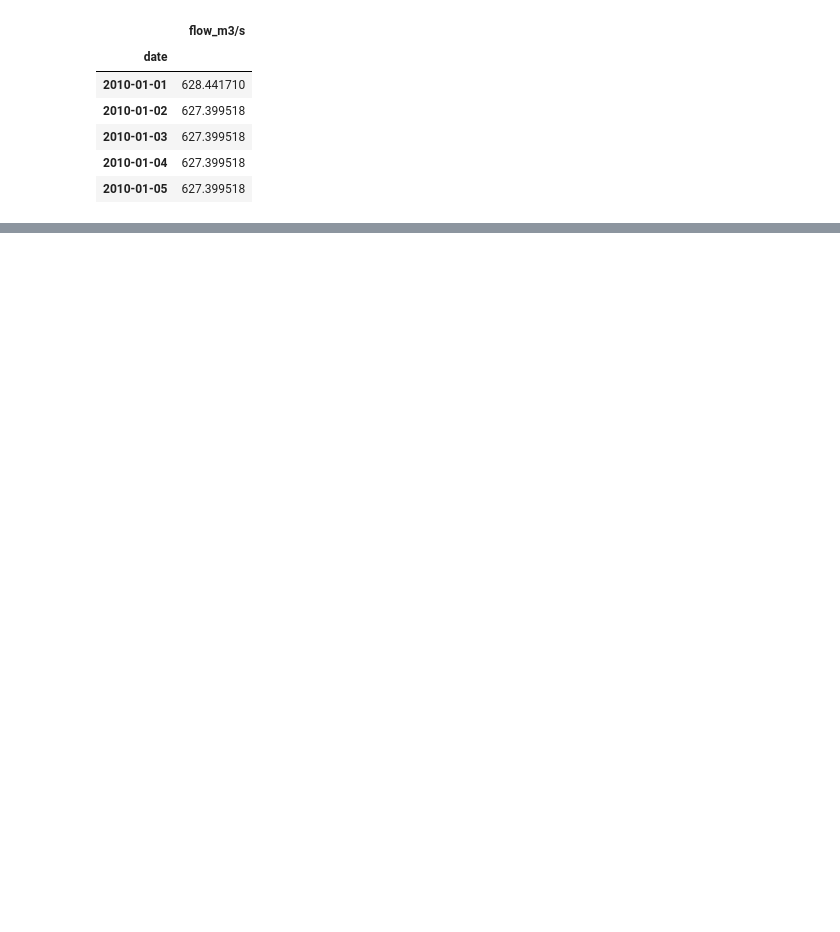
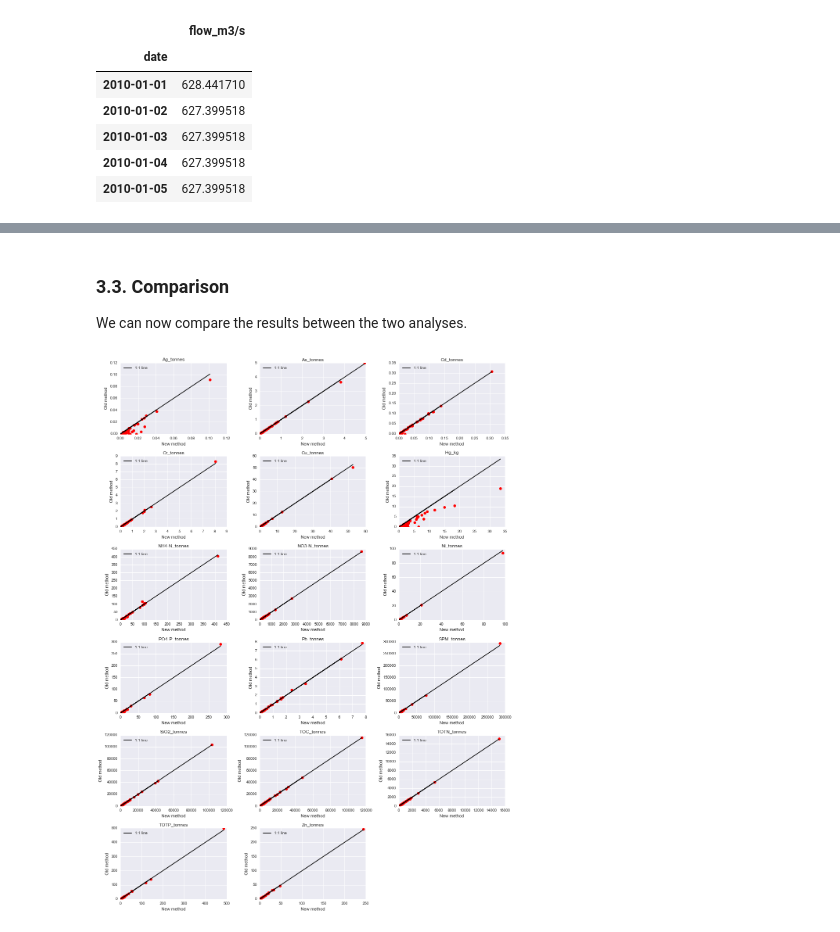
Before and after one commit to JamesSample/rid, a Jupyter notebook: rid_data_exploration.ipynb, the cells around one changed output, grey strips where cells are left out. Drawn from its saved outputs; the diff is of its cells as text; code cells hidden in the pictures; blank space fills up the shorter version.

```diff
--- a/rid_data_exploration.ipynb
+++ b/rid_data_exploration.ipynb
@@ -171,0 +187,12 @@ q_df.head()
+# %%
+# Station of interest
+stn_id = 29617
+
+# Pars of interest
+par_list = ['SPM', 'TOC', 'PO4-P', 'TOTP', 'NO3-N', 'NH4-N',
+            'TOTN', 'SiO2', 'Ag', 'As', 'Pb', 'Cd', 'Cu',
+            'Zn', 'Ni', 'Cr', 'Hg']
+
+l_df = rid.estimate_loads(stn_id, par_list, 2015, engine)
+
+l_df
@@ -171,0 +214,8 @@ q_df.head()
+# %%
+# Read output from previous years
+in_xlsx = (r'C:\Data\James_Work\Staff\Oeyvind_K\Elveovervakingsprogrammet'
+           r'\Report\Loads_2015_RID11_RID36.xlsx')
+rid_36_old = pd.read_excel(in_xlsx, sheetname='RID_36')
+rid_11_old = pd.read_excel(in_xlsx, sheetname='RID_11')
+
+rid_11_old
@@ -171,0 +284,35 @@ q_df.head()
+# %% [markdown]
+### 3.3. Comparison
+
+We can now compare the results between the two analyses.
+# %%
+# Combine output from RID_11 and RID_36
+old_df = pd.concat([rid_11_old, rid_36_old], axis=0)
+new_df = pd.concat([rid_11_new, rid_36_new], axis=0)
+old_df.index = old_df['station_id']
+
+# Merge
+df = pd.merge(old_df, new_df, how='left',
+              left_index=True, right_index=True,
+              suffixes=['_old', '_new'])
+
+# Scatterplots
+fig, axes = plt.subplots(nrows=6, ncols=3,
+                         sharey=False, sharex=False,
+                         figsize=(15,20))
+axes = axes.flatten()
+
+# Loop over plots
+for idx, par in enumerate(new_df.columns):
+    axes[idx].plot(df[par+'_new'], df[par+'_old'], 'ro', label='')
+    axes[idx].plot(df[par+'_new'], df[par+'_new'], 'k-', label='1:1 line')
+    axes[idx].set_xlabel('New method')
+    axes[idx].set_ylabel('Old method')
+    axes[idx].set_title(par)
+    axes[idx].legend(loc='upper left')
+
+# Tidy
+fig.delaxes(axes[-1])
+plt.tight_layout()
+# %% [output]
+[figure, added]
```
Also changed, not shown: parts of 13 cells of this notebook, 1 other file.
